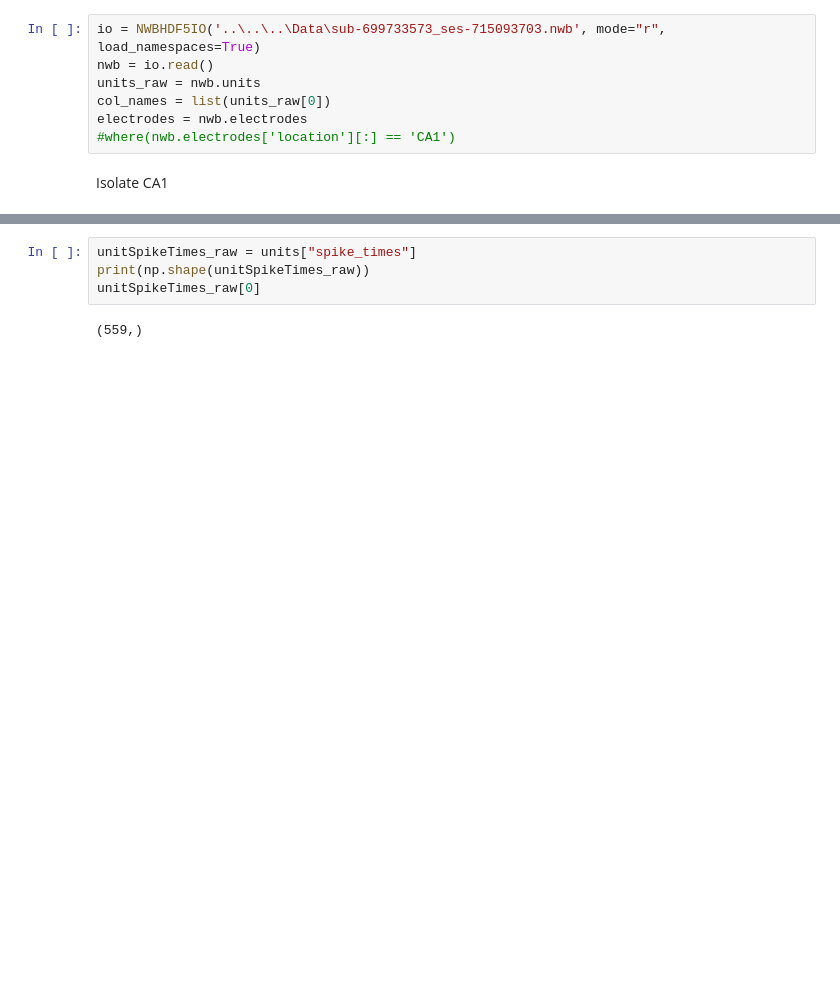
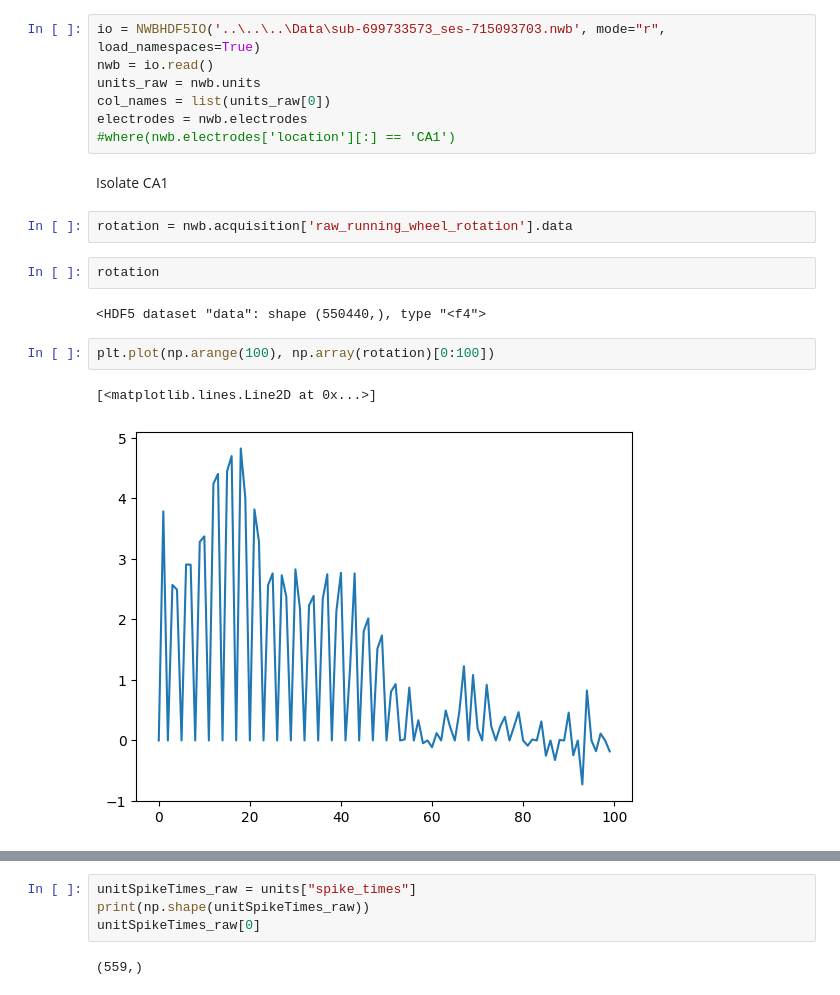
Before and after one commit to stellinaao/motifDetection, a Jupyter notebook: motifDetection-Copy1.ipynb, the cells around one changed output, grey strips where cells are left out. Saved outputs shown, nothing was run; the diff lists cells and outputs as text; blank space fills up the shorter version.

Commit message:
cleaned up motif detection on visual ctx data

```diff
--- a/motifDetection-Copy1.ipynb
+++ b/motifDetection-Copy1.ipynb
@@ -23,3 +23,14 @@ electrodes = nwb.electrodes
 #where(nwb.electrodes['location'][:] == 'CA1')
 # %% [markdown]
 Isolate CA1
+# %%
+rotation = nwb.acquisition['raw_running_wheel_rotation'].data
+# %%
+rotation
+# %% [output]
+<HDF5 dataset "data": shape (550440,), type "<f4">
+# %%
+plt.plot(np.arange(100), np.array(rotation)[0:100])
+# %% [output]
+[<matplotlib.lines.Line2D at 0x...>]
+[figure, added]
```
Also changed, not shown: parts of 29 cells of this notebook, 8 other files.
